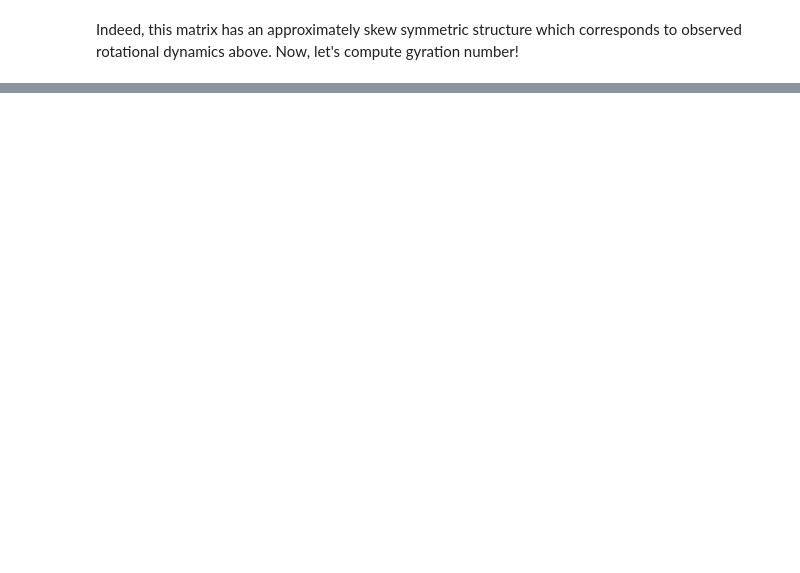
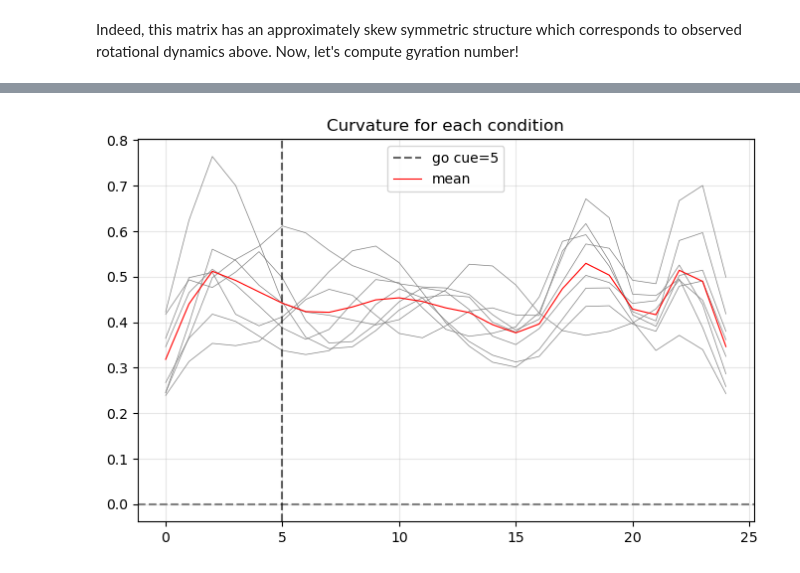
Before and after one commit to NevVerVer/neural-dynamics-gyration, a Jupyter notebook: gyration_plane_tutorial.ipynb, the cells around one changed output, grey strips where cells are left out. Cells and saved outputs as stored; diff of their text form; code cells hidden in the pictures; blank space fills up the shorter version.

```diff
--- a/gyration_plane_tutorial.ipynb
+++ b/gyration_plane_tutorial.ipynb
@@ -141,0 +145,14 @@ File synth1.h5 successfully saved!
+# %%
+#initialize a class for Churchland's dataset
+church = ReachingChurchland('datasets/')
+#upload the file corresponding to the class structure
+church.load_data('churchland2012.mat')
+#preprocess data as in the original Churchland paper (this is an in-build class methods defined specifically for the study)
+church.preprocess_data()
+#crop time points of dataset for better vizualization on Gyration plane
+church.crop_data(tstart=5, tend=30)
+# select 8 conditions from churchland
+church.data = church.data[:8]
+
+#save the prepared data in the folder from which gyration plane function will take datasets
+church.save2h5('church.h5', dirname)
@@ -145,0 +205,4 @@ plot_dataset_gyration_plane(cond_n=8, h5_save_dir=dirname)
+# %%
+church.plot_curvature()
+# %% [output]
+[figure, added]
```
Also changed, not shown: parts of 20 cells of this notebook, 8 other files.
